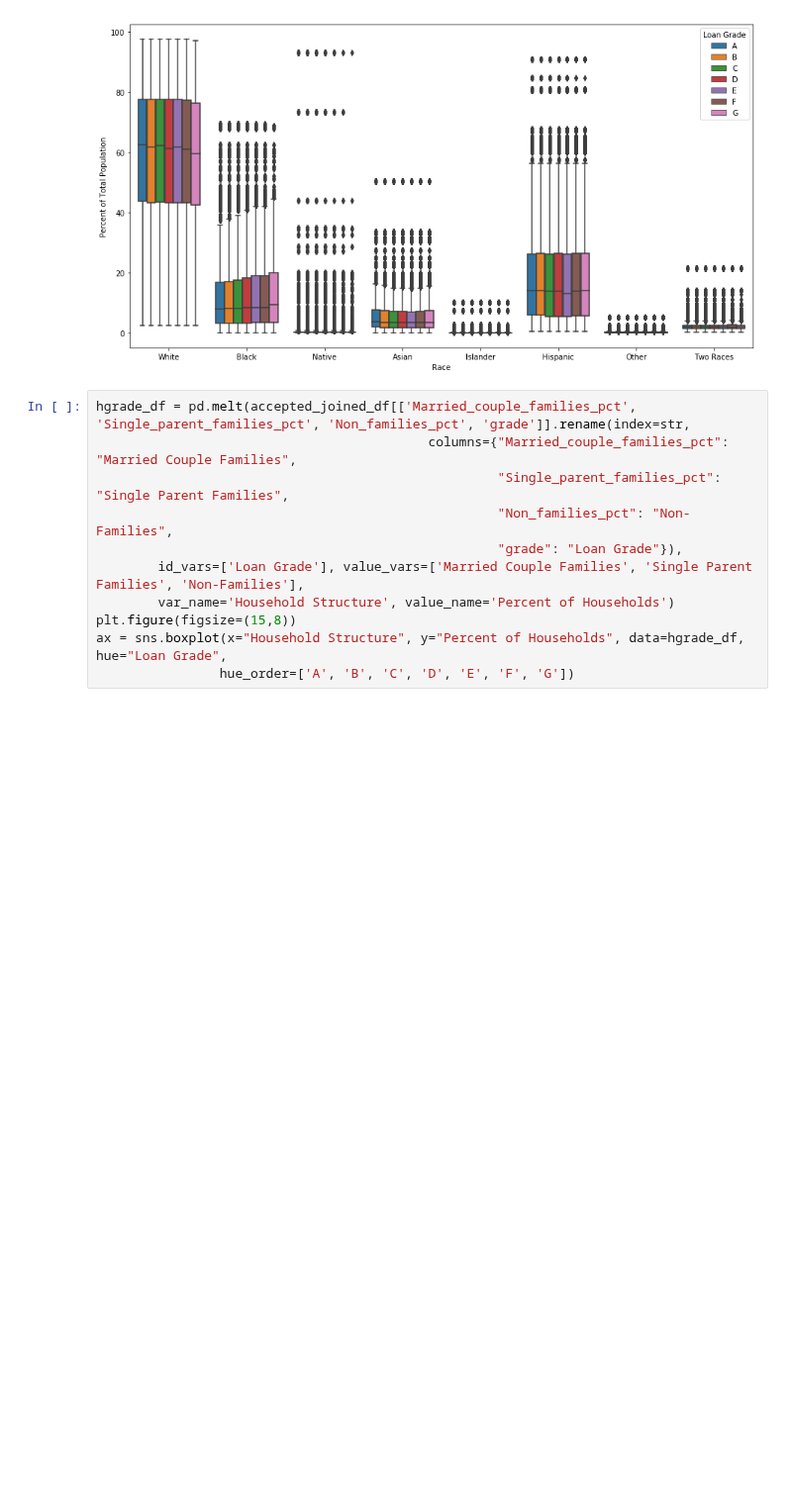
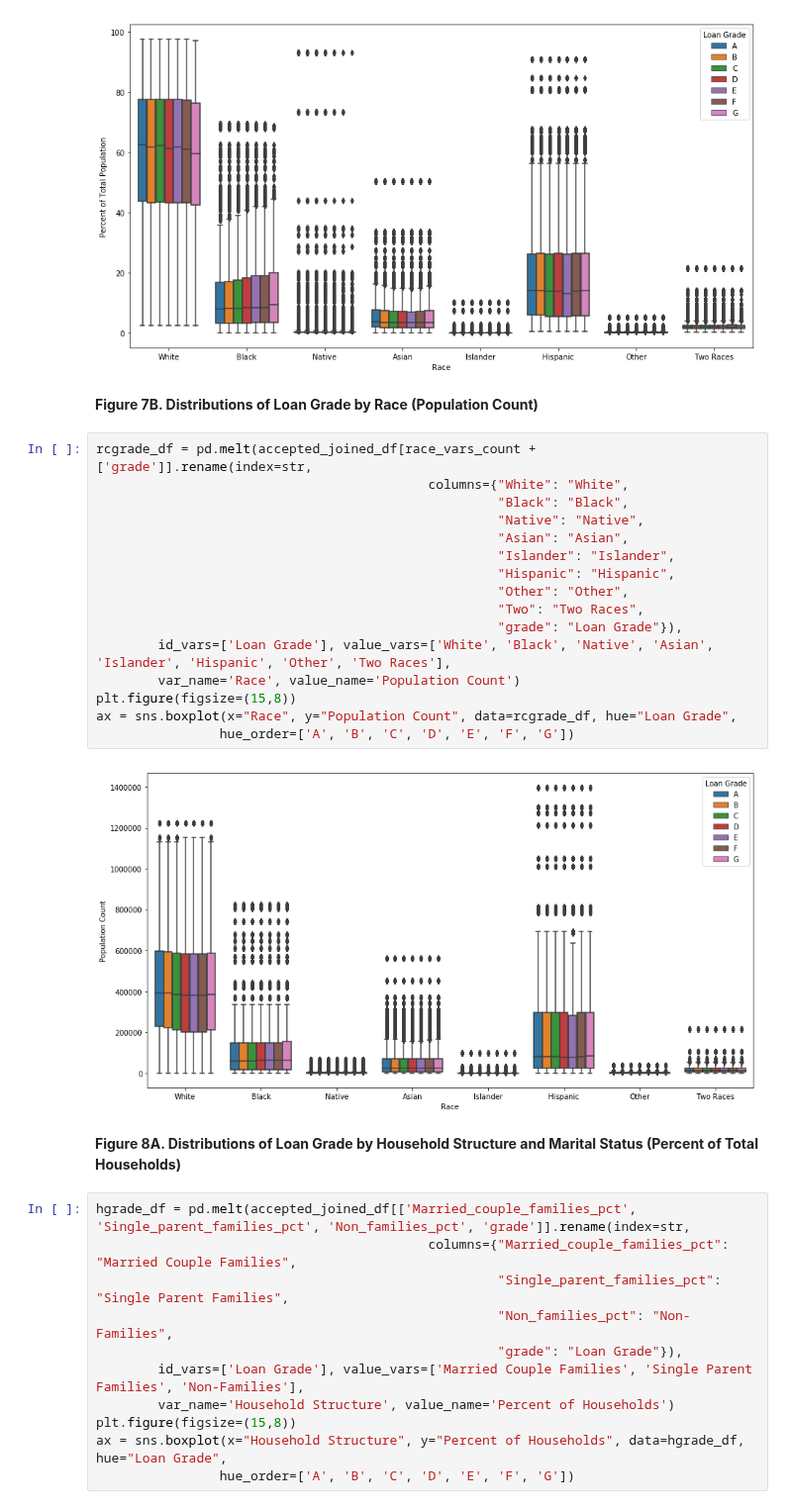
Before and after one commit to CS109Group67/lendingclub, a Jupyter notebook: notebooks/EthicalImplications.ipynb, the cells around one changed output. Shown at 99% size. Drawn from its saved outputs; the diff is of its cells as text; blank space fills up the shorter version.

```diff
--- a/notebooks/EthicalImplications.ipynb
+++ b/notebooks/EthicalImplications.ipynb
@@ -261,6 +288,28 @@ ax = sns.boxplot(x="Race", y="Percent of Total Population", data=rgrade_df, hue=
                 hue_order=['A', 'B', 'C', 'D', 'E', 'F', 'G'])
 # %% [output]
 [figure]
+# %% [markdown]
+**Figure 7B. Distributions of Loan Grade by Race (Population Count)**
+# %%
+rcgrade_df = pd.melt(accepted_joined_df[race_vars_count + ['grade']].rename(index=str,
+                                           columns={"White": "White",
+                                                    "Black": "Black",
+                                                    "Native": "Native",
+                                                    "Asian": "Asian",
+                                                    "Islander": "Islander",
+                                                    "Hispanic": "Hispanic",
+                                                    "Other": "Other",
+                                                    "Two": "Two Races",
+                                                    "grade": "Loan Grade"}),
+        id_vars=['Loan Grade'], value_vars=['White', 'Black', 'Native', 'Asian', 'Islander', 'Hispanic', 'Other', 'Two Races'],
+        var_name='Race', value_name='Population Count')
+plt.figure(figsize=(15,8))
+ax = sns.boxplot(x="Race", y="Population Count", data=rcgrade_df, hue="Loan Grade",
+                hue_order=['A', 'B', 'C', 'D', 'E', 'F', 'G'])
+# %% [output]
+[figure, added]
+# %% [markdown]
+**Figure 8A. Distributions of Loan Grade by Household Structure and Marital Status (Percent of Total Households)**
 # %%
 hgrade_df = pd.melt(accepted_joined_df[['Married_couple_families_pct', 'Single_parent_families_pct', 'Non_families_pct', 'grade']].rename(index=str,
                                            columns={"Married_couple_families_pct": "Married Couple Families",
```
Also changed, not shown: parts of 37 cells of this notebook, 17 other files.
